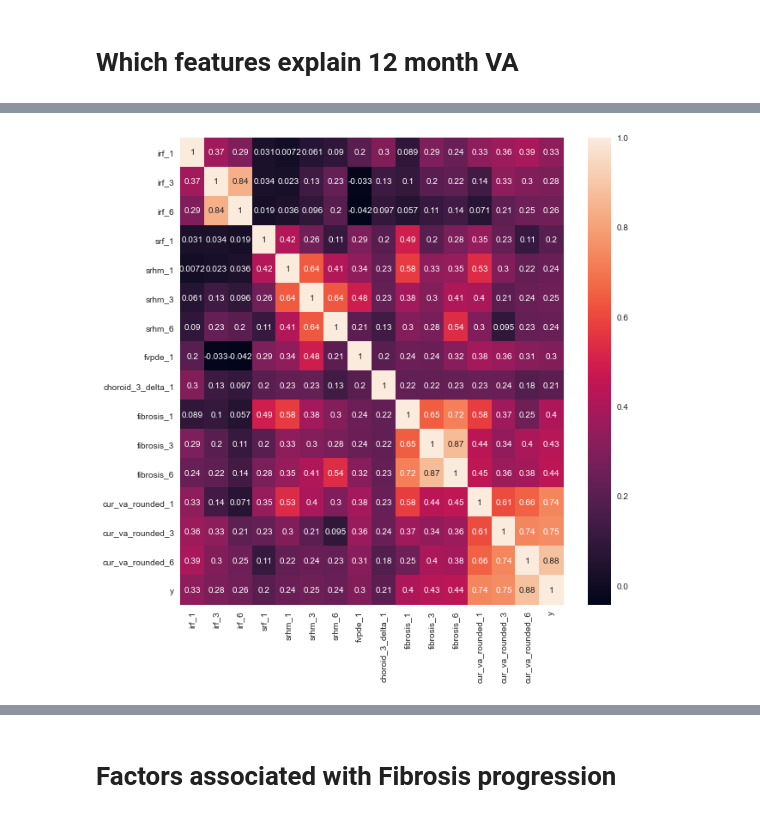
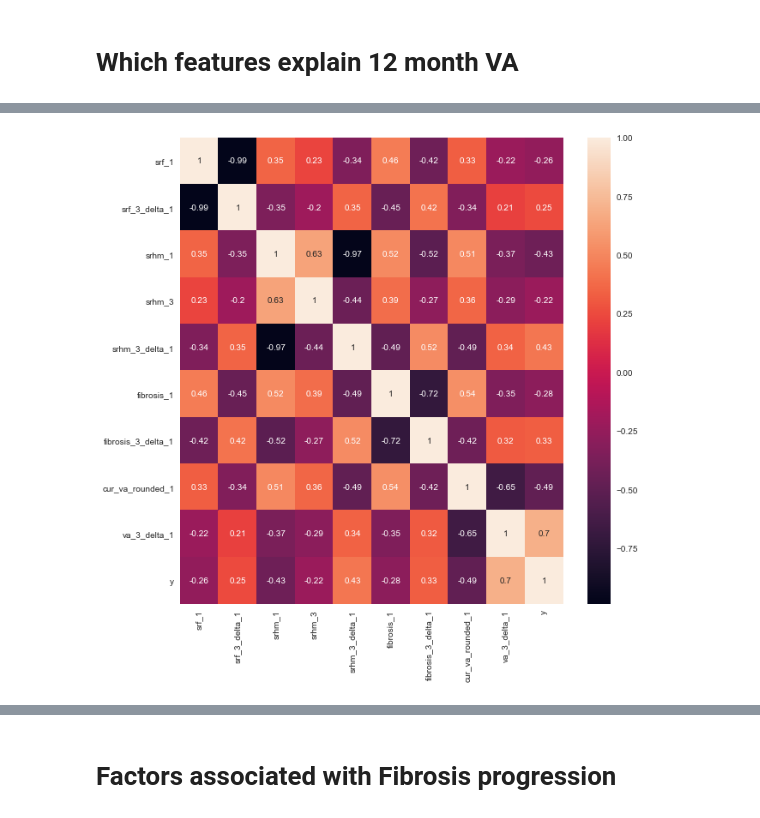
Before and after one commit to theislab/LODE, a Jupyter notebook: feature_statistics/notebooks/0_2_time_series_1-3-6-12-24-months.ipynb, the cells around one changed output, grey strips where cells are left out. Saved outputs shown, nothing was run; the diff lists cells and outputs as text; code cells hidden in the pictures.

```diff
--- a/feature_statistics/notebooks/0_2_time_series_1-3-6-12-24-months.ipynb
+++ b/feature_statistics/notebooks/0_2_time_series_1-3-6-12-24-months.ipynb
@@ -740,21 +756,21 @@ injection_times = [3, 6]
 '''
 
 seg_features = ["epm", "irf", "srf", "srhm", "rpe", "fvpde", "drusen", "phm", "choroid", "fibrosis"]
-seg_delta = ["3-1", "6-1"]
-seg_times = [1, 3, 6, 12]
+seg_delta = ["3-1"]
+seg_times = [1, 3, 12]
 
 assert assert_times(seg_times), "Selected time points contains not allowed values"
 
 seg_independents = get_seg_dependents_str(seg_features, seg_delta, seg_times)
 
-va_delta = ["3-1","6-1"]
-va_times = [1, 3, 6, 12]
+va_delta = ["3-1"]
+va_times = [1, 3, 12]
 
 assert assert_times(va_times), "Selected time points contains not allowed values"
 
 va_independents = get_va_dependents_str(va_delta, va_times)
 
-injection_times = [3, 6, 12]
+injection_times = [3, 12]
 
 assert assert_times(injection_times), "Selected time points contains not allowed values"
 
@@ -763,7 +779,7 @@ for it in injection_times:
     injection_independents.append(f"n_injections_{it}")
 
 # extract abt table for regression, automativcally filters for all sequences with available data
-abt = associate_time_n_factors(table=data_pd, spatial_sum=True, times=[1, 3, 6, 12])
+abt = associate_time_n_factors(table=data_pd, spatial_sum=True, times=[1, 3, 12])
 
 independent_variables = injection_independents + seg_independents + va_independents
 
@@ -812,7 +828,7 @@ for col_to_remove in columns_to_exclude:
 df_regression = abt[independent_variables]
 
 # set dependent var
-df_regression["y"] = abt["cur_va_rounded_12"]
+df_regression["y"] = abt["cur_va_rounded_12"] - abt["cur_va_rounded_1"]
 
 
 model_lin = sm.OLS.from_formula(f"y ~ {' + '.join(independent_variables)}",
@@ -879,22 +912,22 @@ strong multicollinearity problems or that the design matrix is singular.
 # %%
 import pandas as pd
 import seaborn as sn
 import matplotlib.pyplot as plt
 
 plt.figure(figsize=(10, 10))
 
 df = df_regression
 
 corrMatrix = df.corr()
 
 # filter corr table
-corr_filter = corrMatrix.loc["y",:] > 0.2
+corr_filter = np.abs(corrMatrix.loc["y",:]) > 0.2
 
-filtered_columns = corrMatrix_filtered.columns.tolist()
+filtered_columns = filtered_columns = corrMatrix.columns[corr_filter.values].tolist()
 
-corrMatrix_filtered = corrMatrix.loc[corr_filter, corr_filter]
+corrMatrix_filtered = corrMatrix.loc[corr_filter.values, corr_filter.values]
 
 sn.heatmap(corrMatrix_filtered, annot=True)
 plt.show()
 # %% [output]
-[figure, old version]
+[figure, new version]
```
Also changed, not shown: parts of 28 cells of this notebook, 5 other files.
